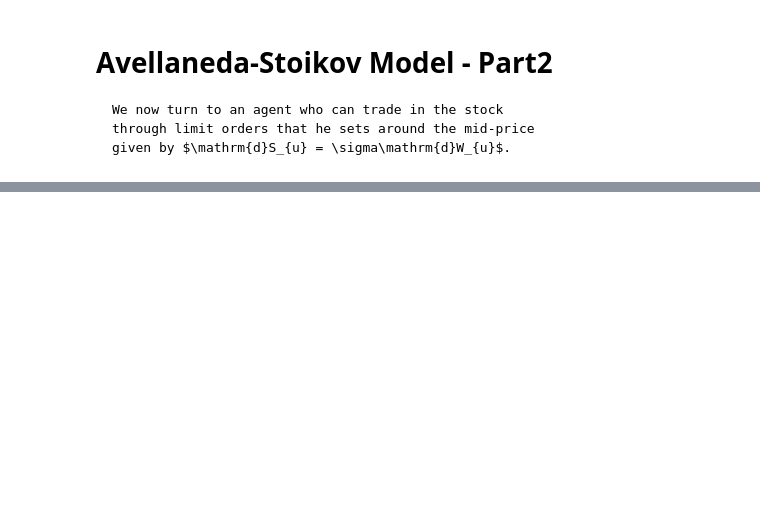
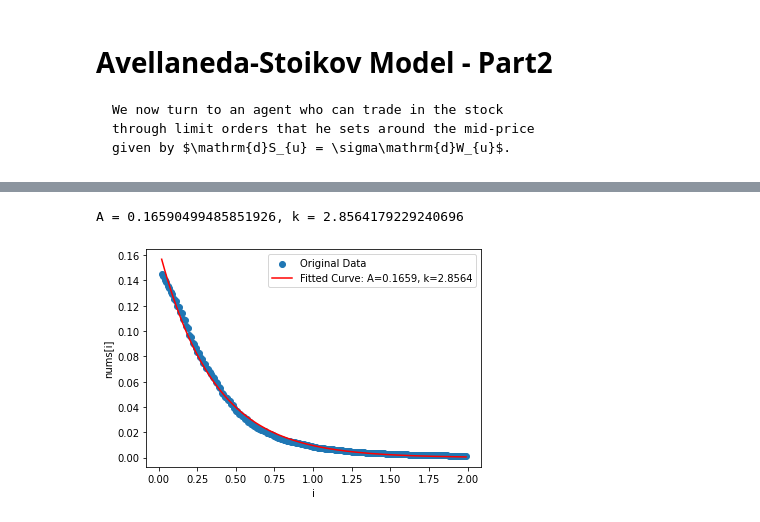
Before and after one commit to newfacade/notes-on-trading, a Jupyter notebook: _sources/as-part2.ipynb, the cells around one changed output, grey strips where cells are left out. Saved outputs shown, nothing was run; the diff lists cells and outputs as text; code cells hidden in the pictures; blank space fills up the shorter version.

```diff
--- a/_sources/as-part2.ipynb
+++ b/_sources/as-part2.ipynb
@@ -117,0 +163,27 @@ where $A=\Lambda/\alpha$ and $k=\alpha K$.
+# %%
+nums = (pos[2:] + neg[2:]) / 2
+# %%
+from scipy.optimize import curve_fit
+
+# 定义拟合函数
+def exponential_func(delta, A, k):
+    return A * np.exp(-k * delta)
+
+# 使用curve_fit进行拟合
+params, covariance = curve_fit(exponential_func, x[2:], nums)
+
+# 获取拟合参数
+A, k = params
+
+print(f"A = {A}, k = {k}")
+
+# 绘制原始数据和拟合曲线
+plt.scatter(x[2:], nums, label="Original Data")
+plt.plot(x[2:], exponential_func(x[2:], A, k), label=f"Fitted Curve: A={A:.4f}, k={k:.4f}", color='red')
+plt.xlabel("i")
+plt.ylabel("nums[i]")
+plt.legend()
+plt.show()
+# %% [output]
+A = 0.16590499485851926, k = 2.8564179229240696
+[figure, added]
```
Also changed, not shown: parts of 5 cells of this notebook, 33 other files.
